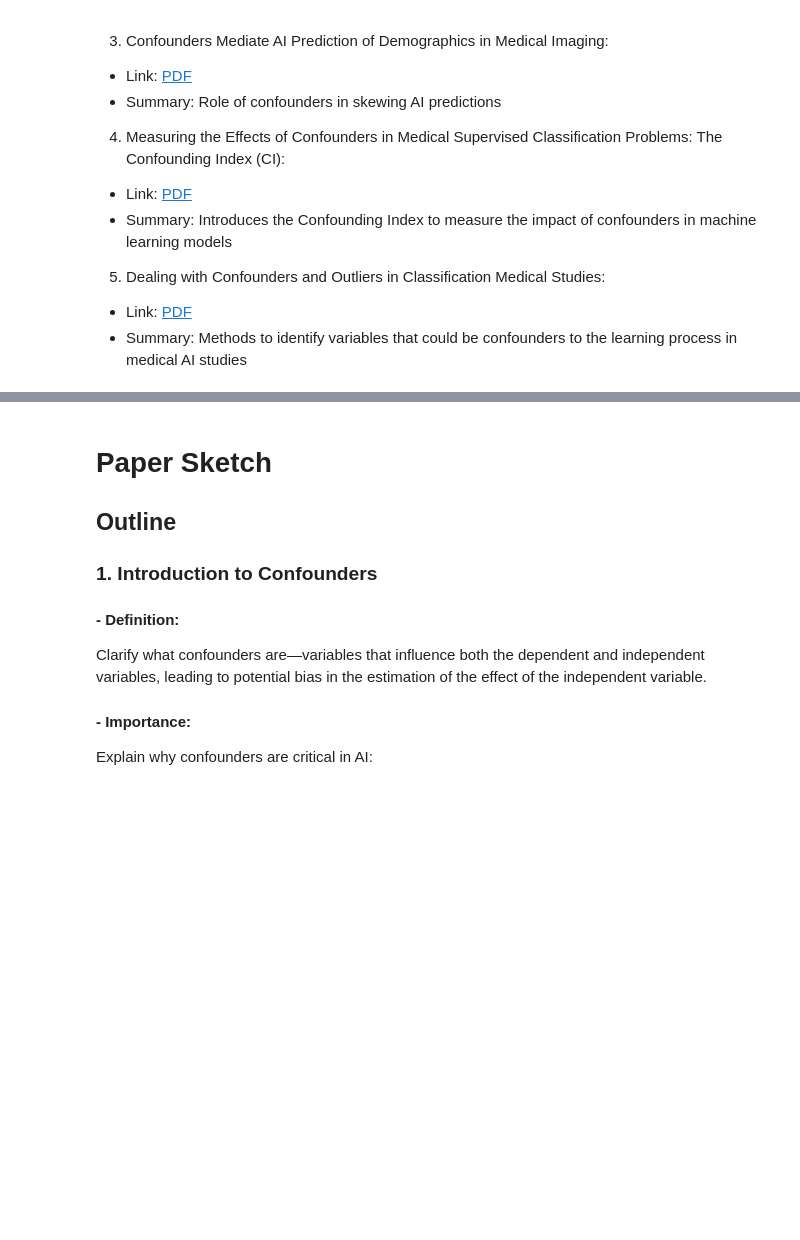
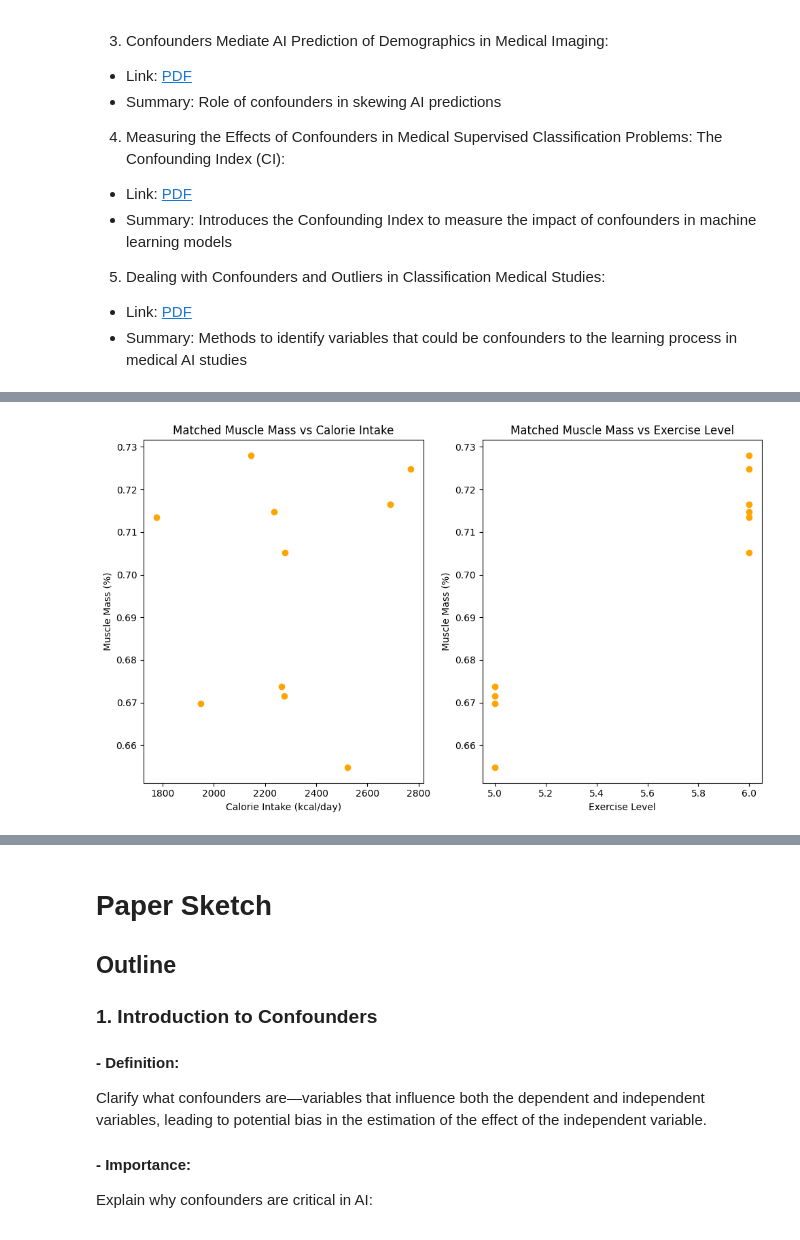
Before and after one commit to MaxiStahl1992/advanced-workbook-code, a Jupyter notebook: task3_full.ipynb, the cells around one changed output, grey strips where cells are left out. Cells and saved outputs as stored; diff of their text form; code cells hidden in the pictures; blank space fills up the shorter version.

```diff
--- a/task3_full.ipynb
+++ b/task3_full.ipynb
@@ -175 +218,23 @@ We can observe that the ROC AUC Score improves if we include smoking in the mode
+# %%
+
+
+
+plt.figure(figsize=(10, 6))
+
+plt.subplot(1, 2, 1)
+plt.scatter(matched_data['calorie_intake'], matched_data['muscle_mass'], color='orange')
+plt.xlabel('Calorie Intake (kcal/day)')
+plt.ylabel('Muscle Mass (%)')
+plt.title('Matched Muscle Mass vs Calorie Intake')
+
+plt.subplot(1, 2, 2)
+plt.scatter(matched_data['exercise_level'], matched_data['muscle_mass'], color='orange')
+plt.xlabel('Exercise Level')
+plt.ylabel('Muscle Mass (%)')
+plt.title('Matched Muscle Mass vs Exercise Level')
+
+plt.tight_layout()
+plt.show()
+# %% [output]
+[figure, added]
 # %%
```
Also changed, not shown: parts of 24 cells of this notebook, 1 other file.
